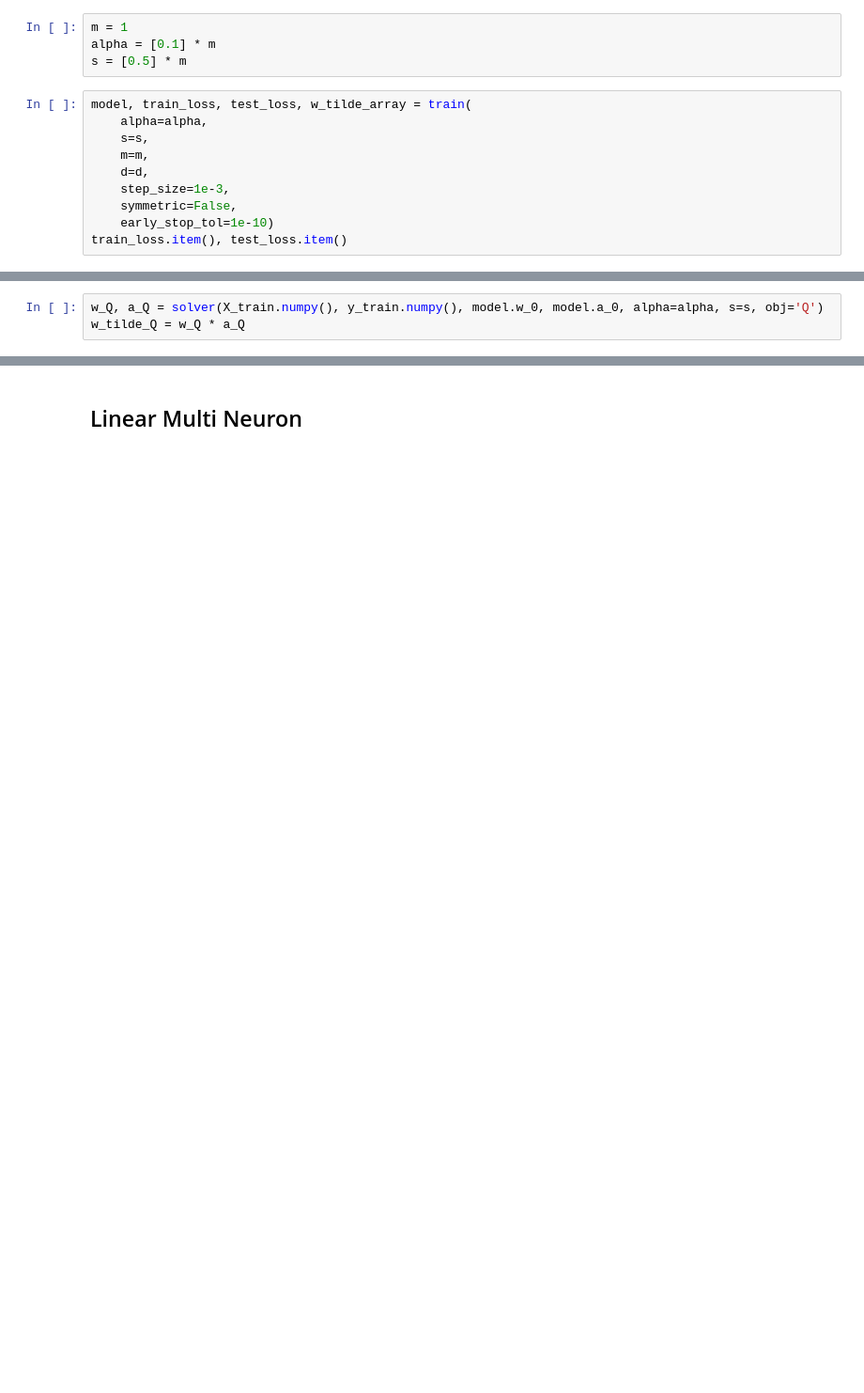
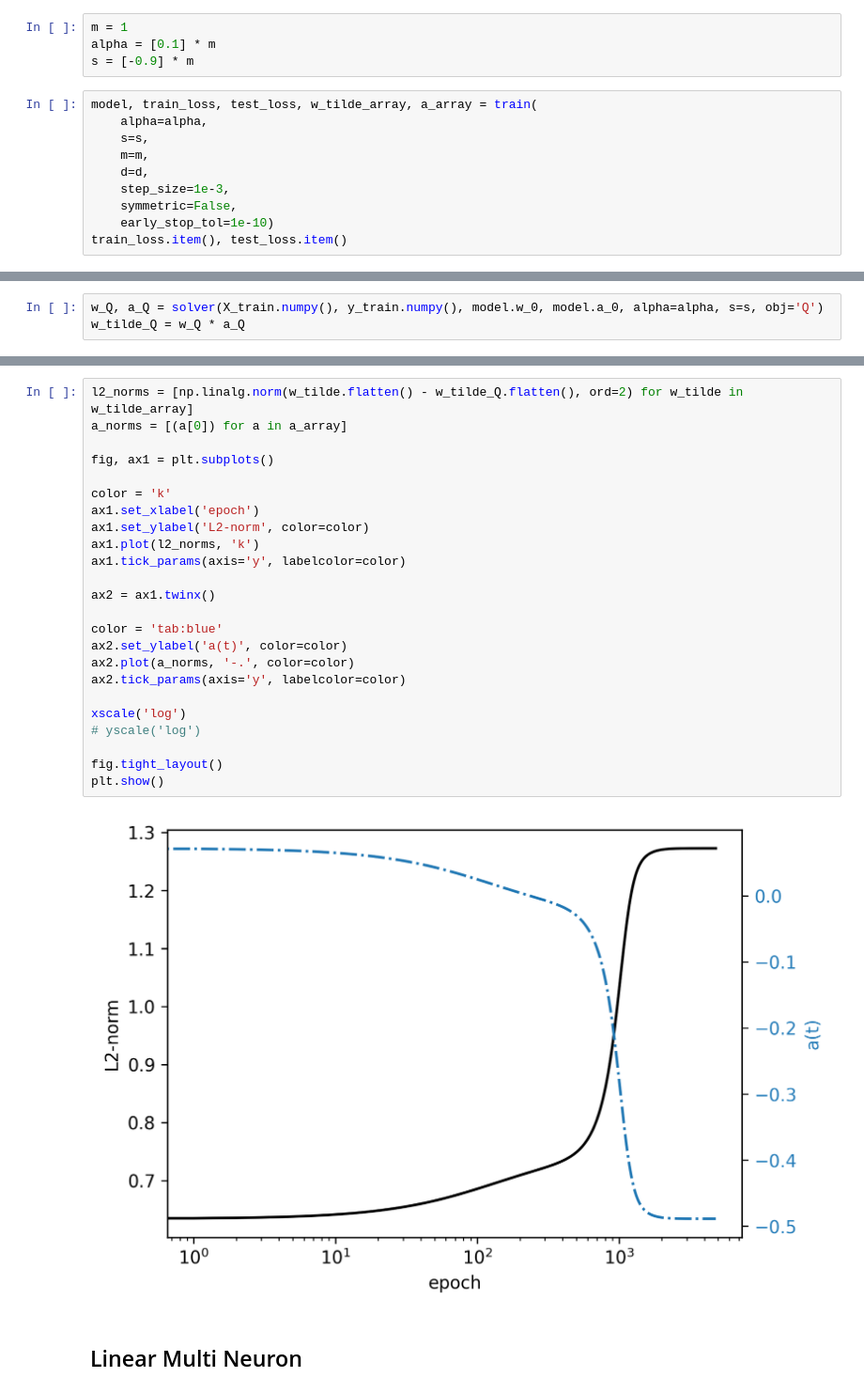
Before and after one commit to shaharazulay/implicit-bias, a Jupyter notebook: simulation_FC.ipynb, the cells around one changed output, grey strips where cells are left out. Shown at 94% size. Drawn from its saved outputs; the diff is of its cells as text; blank space fills up the shorter version.

```diff
--- a/simulation_FC.ipynb
+++ b/simulation_FC.ipynb
@@ -213,9 +291,9 @@ def solver(x, y, w_0, a_0, alpha, s, obj='L1', optim_tol=1e-5, use_relu=False):
 # %%
 m = 1
 alpha = [0.1] * m
-s = [0.5] * m
+s = [-0.9] * m
 # %%
-model, train_loss, test_loss, w_tilde_array = train(
+model, train_loss, test_loss, w_tilde_array, a_array = train(
     alpha=alpha,
     s=s,
     m=m,
@@ -253,3 +326,29 @@ yscale('log')
+# %%
+l2_norms = [np.linalg.norm(w_tilde.flatten() - w_tilde_Q.flatten(), ord=2) for w_tilde in w_tilde_array]
+a_norms = [(a[0]) for a in a_array]
+
+fig, ax1 = plt.subplots()
+
+color = 'k'
+ax1.set_xlabel('epoch')
+ax1.set_ylabel('L2-norm', color=color)
+ax1.plot(l2_norms, 'k')
+ax1.tick_params(axis='y', labelcolor=color)
+
+ax2 = ax1.twinx()
+
+color = 'tab:blue'
+ax2.set_ylabel('a(t)', color=color)
+ax2.plot(a_norms, '-.', color=color)
+ax2.tick_params(axis='y', labelcolor=color)
+
+xscale('log')
+# yscale('log')
+
+fig.tight_layout()
+plt.show()
+# %% [output]
+[figure, added]
 # %% [markdown]
 ## Linear Multi Neuron
 # %%
```
Also changed, not shown: parts of 42 cells of this notebook.
